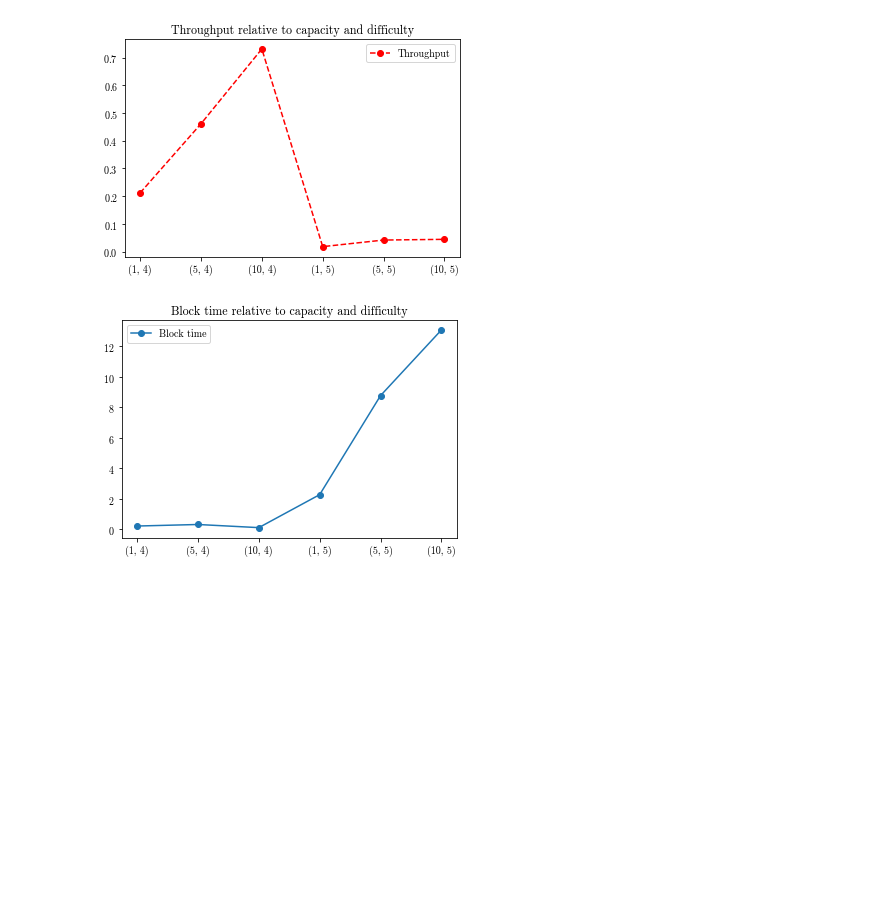
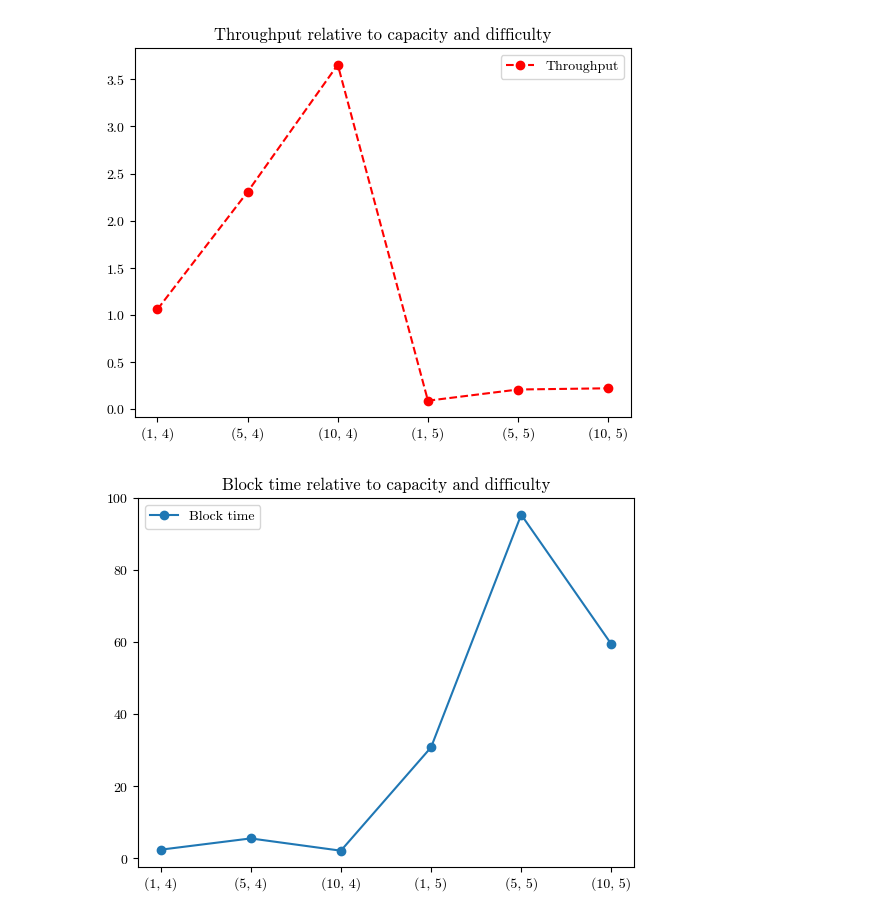
Before and after one commit to geokyr/distributed-systems, a Jupyter notebook: analytics.ipynb, the cells around one changed output. Saved outputs shown, nothing was run; the diff lists cells and outputs as text; code cells hidden in the pictures; blank space fills up the shorter version.

```diff
--- a/analytics.ipynb
+++ b/analytics.ipynb
@@ -51,26 +75,26 @@ print(blocktime_dict_ten)
 # %%
 # plot throughput on y-axis and pair of (capacity, difficulty) on x-axis
 plt.rcParams["font.family"] = "cmr10"
 plt.rcParams["axes.formatter.use_mathtext"] = True
 plt.title('Throughput relative to capacity and difficulty')
-x = list(throughput_dict.keys())
-y = list(throughput_dict.values())
+x = list(throughput_dict_five.keys())
+y = list(throughput_dict_five.values())
 plt.plot(x, y, marker = 'o', linestyle = '--', color = 'red')
 plt.legend(['Throughput'])
 plt.show()
 
 # plot block time on y-axis and pair of (capacity, difficulty) on x-axis
 plt.rcParams["font.family"] = "cmr10"
 plt.rcParams["axes.formatter.use_mathtext"] = True
 plt.title('Block time relative to capacity and difficulty')
-x = list(block_time_dict.keys())
-y = list(block_time_dict.values())
+x = list(blocktime_dict_ten.keys())
+y = list(blocktime_dict_ten.values())
 plt.plot(x, y, marker = 'o')
 plt.legend(['Block time'])
 plt.show()
 # %% [output]
-[figure, old version]
+[figure, new version]
-[figure, old version]
+[figure, new version]
 # %%
 # plot the two throughput dictionaries on the same graph
 plt.rcParams["font.family"] = "cmr10"
```
Also changed, not shown: parts of 4 cells of this notebook, 16 other files.
